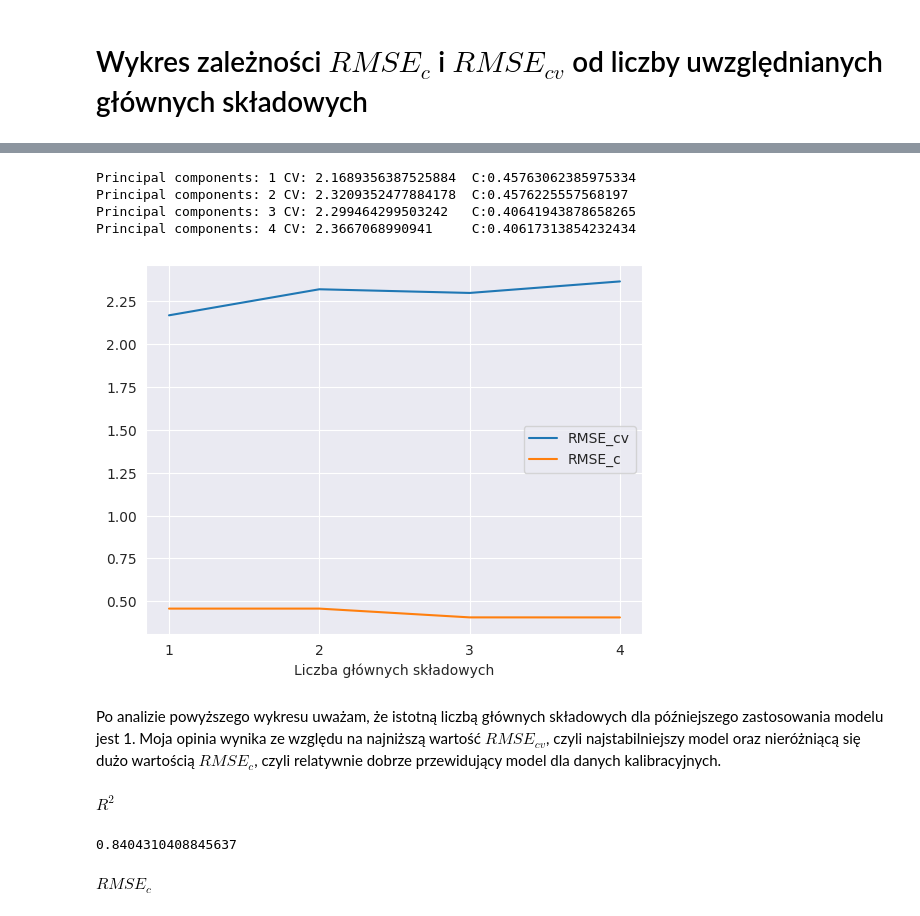
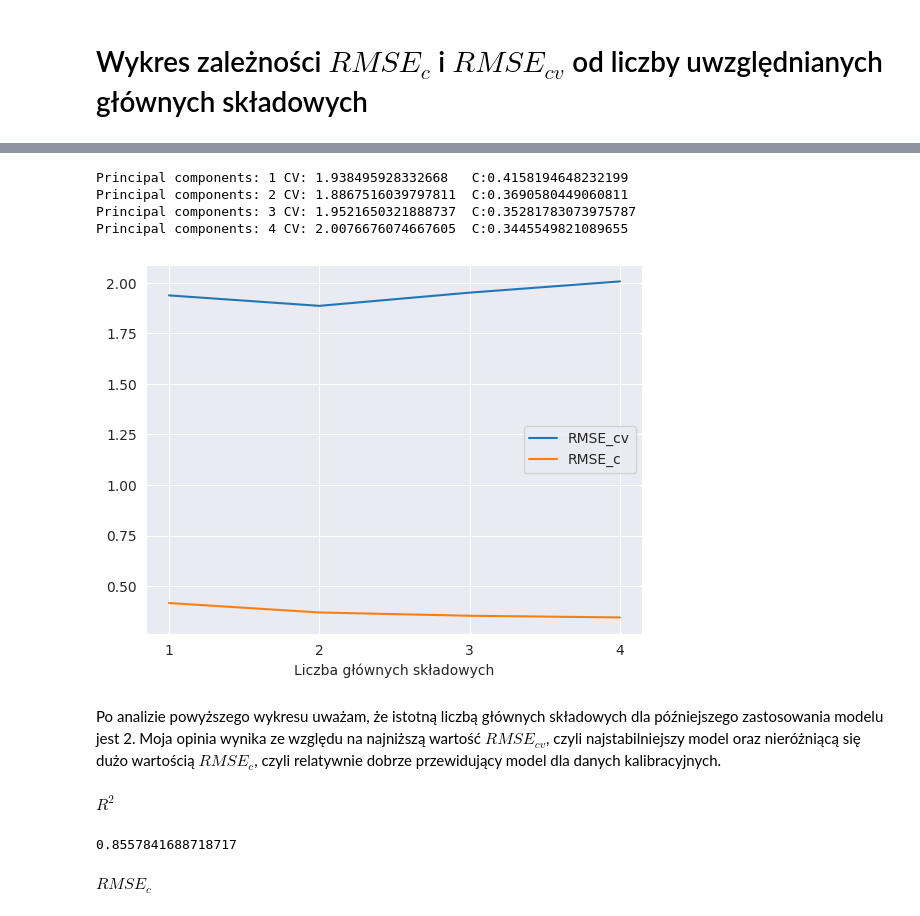
Before and after one commit to Kubabob/uczenie_maszynowe, a Jupyter notebook: 2/zad1.ipynb, the cells around one changed output, grey strips where cells are left out. Cells and saved outputs as stored; diff of their text form; code cells hidden in the pictures.

```diff
--- a/2/zad1.ipynb
+++ b/2/zad1.ipynb
@@ -119,4 +158,0 @@ random_state = 42
-# %%
-X_training, X_validation, Y_training, Y_validation = train_test_split(
-    PC, Y_obs, test_size=0.33, random_state=42
-)
@@ -138,7 +182,7 @@ random_state = 0
 # %%
 KFold_model = KFold(n_splits=10, shuffle=True, random_state=0)
 # %%
-def RMSE_cv(validation_sets, X_training, Y_training) -> pl.Float64:
+def RMSE_cv(validation_sets, X_training: pl.DataFrame, Y_training: pl.DataFrame) -> pl.Float64:
     residues = pl.Series(dtype=pl.Float64)
 
     for validation_set in validation_sets:
@@ -182,3 +226,8 @@ def RMSE_c(X_training, Y_training) -> pl.Float64 | float:
     )
 # %% [markdown]
 # Wykres zależności $RMSE_c$ i $RMSE_{cv}$ od liczby uwzględnianych głównych składowych
+# %%
+validation_sets = [
+    validation_set
+    for (_, validation_set) in KFold_model.split(PC_training, Y_training_std)
+]
@@ -185,33 +251,16 @@ def RMSE_c(X_training, Y_training) -> pl.Float64 | float:
 # %%
-def principal_component_plot(n: int):
+def principal_component_plot(n: int, X_training: pl.DataFrame, Y_training: pl.DataFrame):
     CV_results = []
     cal_results = []
     for order in range(1, n+1):
-        pca_model = PCA(n_components=order)
+        X_training_ = X_training.select(pl.nth(range(0,order)))
+        PCR_model = LinearRegression().fit(X_training_, Y_training)
 
-        PC = pl.DataFrame(
-            pca_model.fit_transform(standarized_matrix),
-            schema=[f"PC{i+1}" for i in range(pca_model.n_components_)],
-        )
-
-        KFold_model = KFold(n_splits=10, shuffle=True, random_state=0)
-
-        X_training, _, Y_training, _ = train_test_split(
-            PC, Y_obs, test_size=0.33, random_state=42
-        )
-
-        validation_sets = [
-            validation_set
-            for (_, validation_set) in KFold_model.split(X_training, Y_training)
-        ]
-
-        PCR_model = LinearRegression().fit(X_training, Y_training)
-
-        _RMSE_cv = RMSE_cv(validation_sets, X_training, Y_training)
+        _RMSE_cv = RMSE_cv(validation_sets, X_training_, Y_training)
         CV_results.append(_RMSE_cv)
 
         _RMSE_c = RMSE(
-            PCR_model.predict(X_training).flatten(),
+            PCR_model.predict(X_training_).flatten(),
             Y_training)
         cal_results.append(_RMSE_c)
 
@@ -224,13 +273,13 @@ def principal_component_plot(n: int):
     plt.legend()
     plt.show()
 # %%
-principal_component_plot(4)
+principal_component_plot(4, PC_training, Y_training_std)
 # %% [output]
-Principal components: 1 CV: 2.1689356387525884  C:0.45763062385975334
-Principal components: 2 CV: 2.3209352477884178  C:0.4576225557568197
-Principal components: 3 CV: 2.299464299503242   C:0.40641943878658265
-Principal components: 4 CV: 2.3667068990941     C:0.40617313854232434
+Principal components: 1 CV: 1.938495928332668   C:0.4158194648232199
+Principal components: 2 CV: 1.8867516039797811  C:0.3690580449060811
+Principal components: 3 CV: 1.9521650321888737  C:0.35281783073975787
+Principal components: 4 CV: 2.0076676074667605  C:0.3445549821089655
-[figure, old version]
+[figure, new version]
 # %% [markdown]
-Po analizie powyższego wykresu uważam, że istotną liczbą głównych składowych dla późniejszego zastosowania modelu jest 1. Moja opinia wynika ze względu na najniższą wartość $RMSE_{cv}$, czyli najstabilniejszy model oraz nieróżniącą się dużo wartością $RMSE_c$, czyli relatywnie dobrze przewidujący model dla danych kalibracyjnych.
+Po analizie powyższego wykresu uważam, że istotną liczbą głównych składowych dla późniejszego zastosowania modelu jest 2. Moja opinia wynika ze względu na najniższą wartość $RMSE_{cv}$, czyli najstabilniejszy model oraz nieróżniącą się dużo wartością $RMSE_c$, czyli relatywnie dobrze przewidujący model dla danych kalibracyjnych.
 # %%
@@ -250,11 +288,11 @@ significant_model = LinearRegression().fit(X_training, Y_training)
 $R^2$
 # %%
 R2(
-    significant_model.predict(X_training).flatten(),
-    Y_training
+    significant_model.predict(PC_training.select(pl.nth(range(0,2)))).flatten(),
+    Y_training_std
 )
 # %% [output]
-0.8404310408845637
+0.8557841688718717
 # %% [markdown]
 $RMSE_c$
 # %%
```
Also changed, not shown: parts of 35 cells of this notebook, 1 other file.
